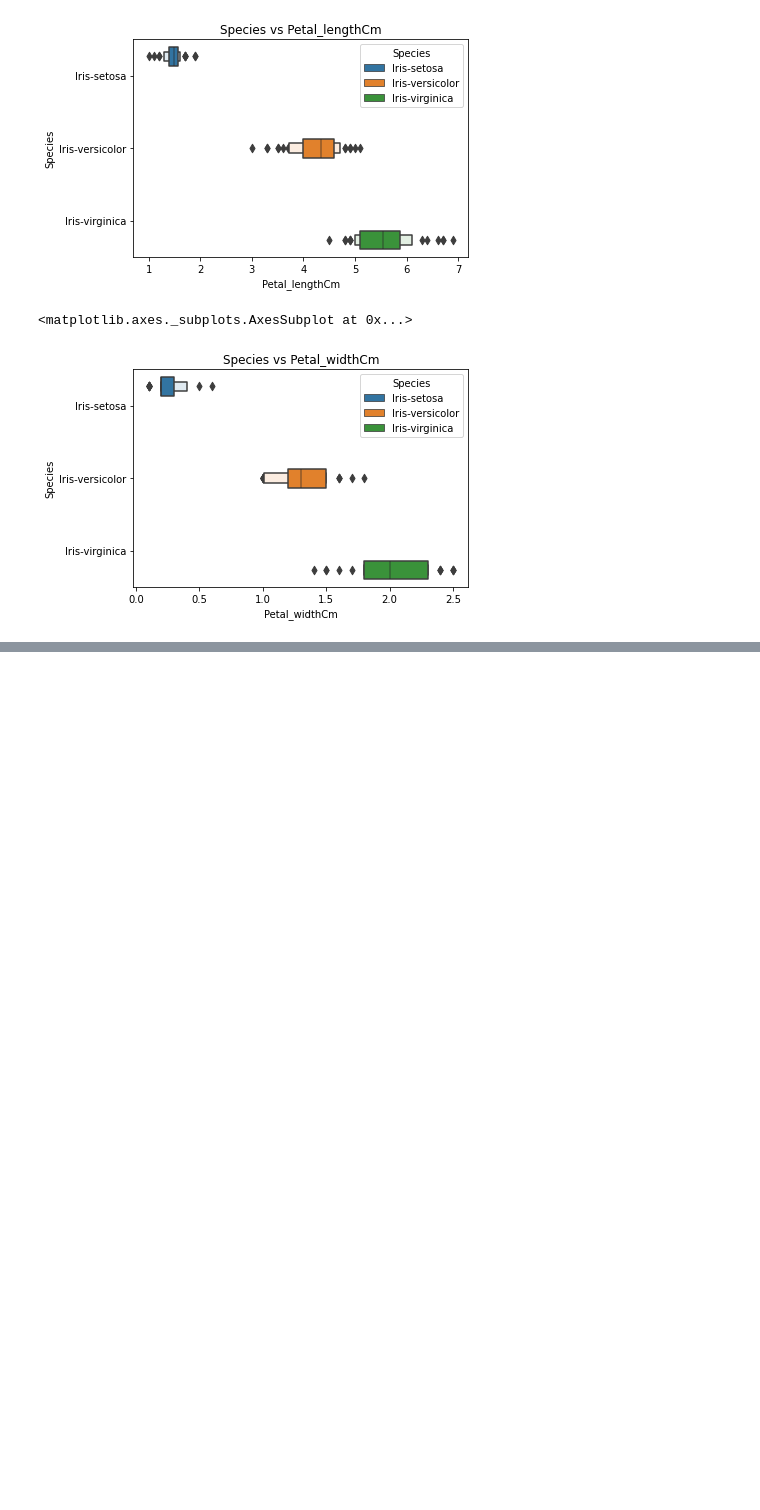
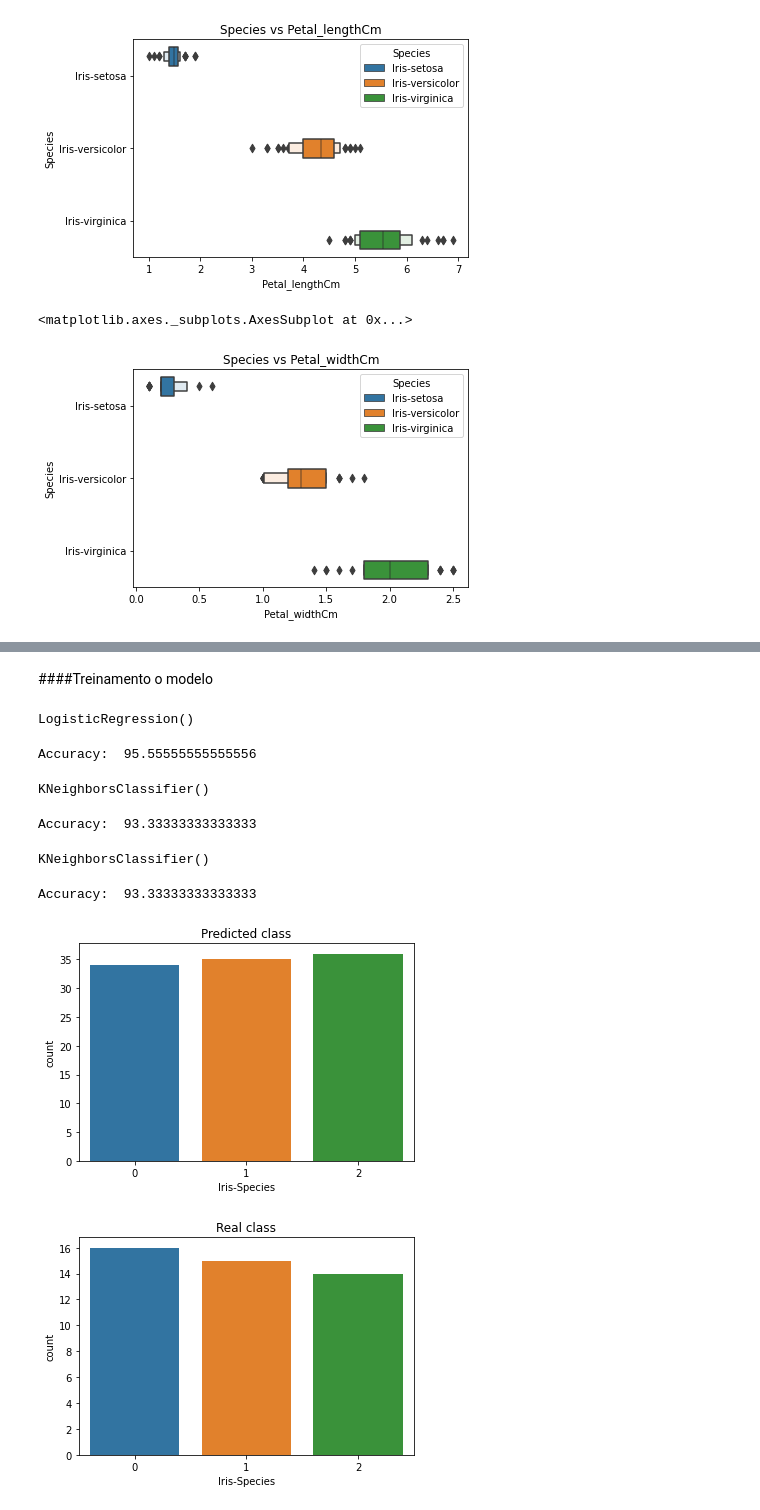
Before and after one commit to Marcelobhering/Desafio, a Jupyter notebook: Parte2.ipynb, the cells around one changed output, grey strips where cells are left out. Drawn from its saved outputs; the diff is of its cells as text; code cells hidden in the pictures; blank space fills up the shorter version.

```diff
--- a/Parte2.ipynb
+++ b/Parte2.ipynb
@@ -121,0 +165,2 @@ sns.boxenplot(data= dataset, x = 'Petal_widthCm', y= 'Species', hue = 'Species')
+# %% [markdown]
+####Treinamento o modelo
@@ -121,0 +178,23 @@ sns.boxenplot(data= dataset, x = 'Petal_widthCm', y= 'Species', hue = 'Species')
+# %%
+# model training
+model.fit(x_train, y_train)
+# %% [output]
+LogisticRegression()
+# %%
+# print metric to get performance
+print("Accuracy: ",model.score(x_test, y_test) * 100)
+# %% [output]
+Accuracy:  95.55555555555556
+# %%
+# knn - k-nearest neighbours
+from sklearn.neighbors import KNeighborsClassifier
+model = KNeighborsClassifier()
+# %%
+model.fit(x_train, y_train)
+# %% [output]
+KNeighborsClassifier()
+# %%
+# print metric to get performance
+print("Accuracy: ",model.score(x_test, y_test) * 100)
+# %% [output]
+Accuracy:  93.33333333333333
@@ -122,3 +205,24 @@ sns.boxenplot(data= dataset, x = 'Petal_widthCm', y= 'Species', hue = 'Species')
+# %%
+model.fit(x_train, y_train)
+# %% [output]
+KNeighborsClassifier()
+# %%
+# print metric to get performance
+print("Accuracy: ",model.score(x_test, y_test) * 100)
+# %% [output]
+Accuracy:  93.33333333333333
+# %%
+sns.countplot( y_train, data=dataset)
+plt.title('Predicted class')
+plt.xlabel('Iris-Species')
+plt.show()
+sns.countplot(y_test,  data=dataset)
+plt.title('Real class')
+plt.xlabel('Iris-Species')
+plt.show()
+# %% [output]
+[figure, added]
+[figure, added]
 # %%
 from google.colab import drive
 drive.mount('/content/drive')
```
Also changed, not shown: parts of 10 cells of this notebook.
